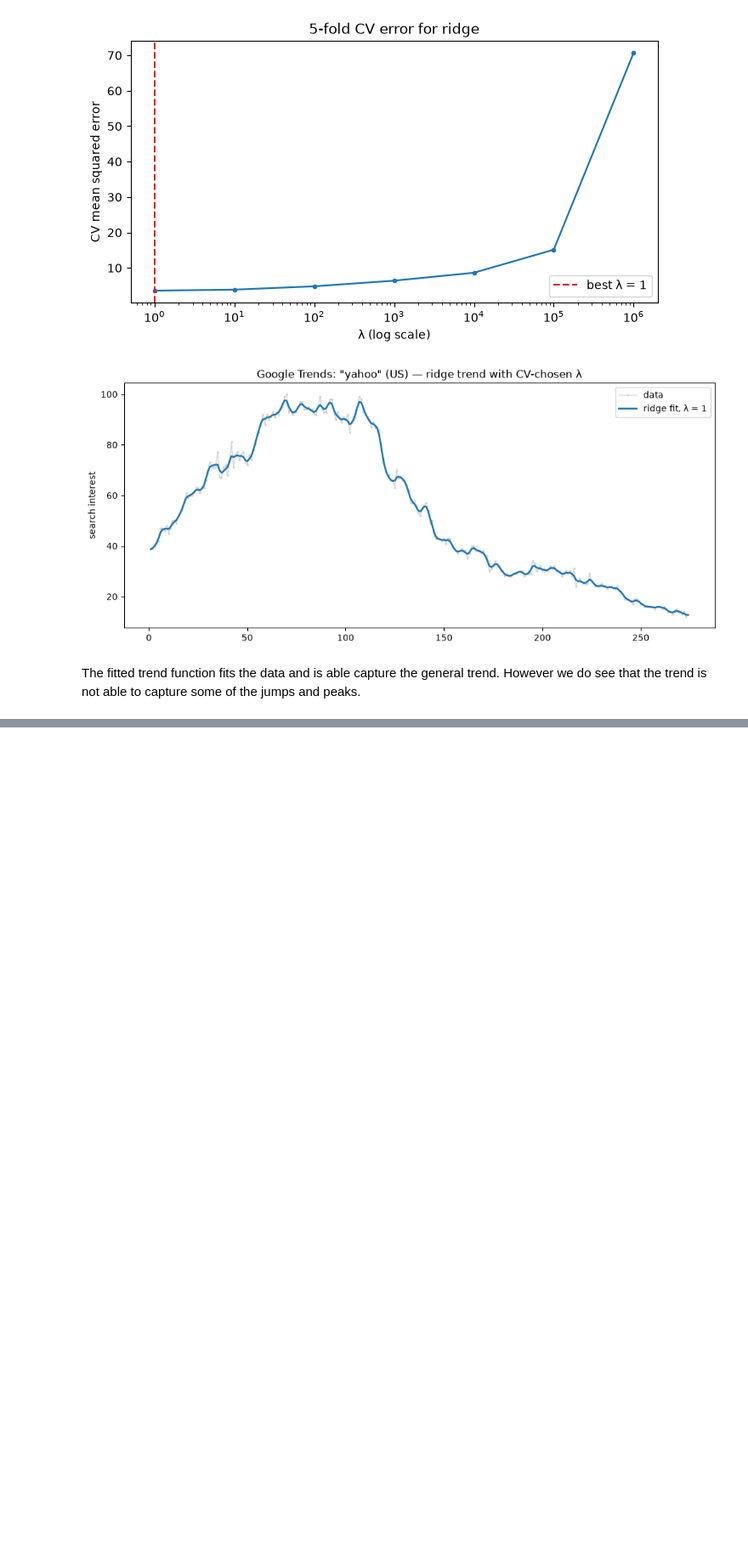
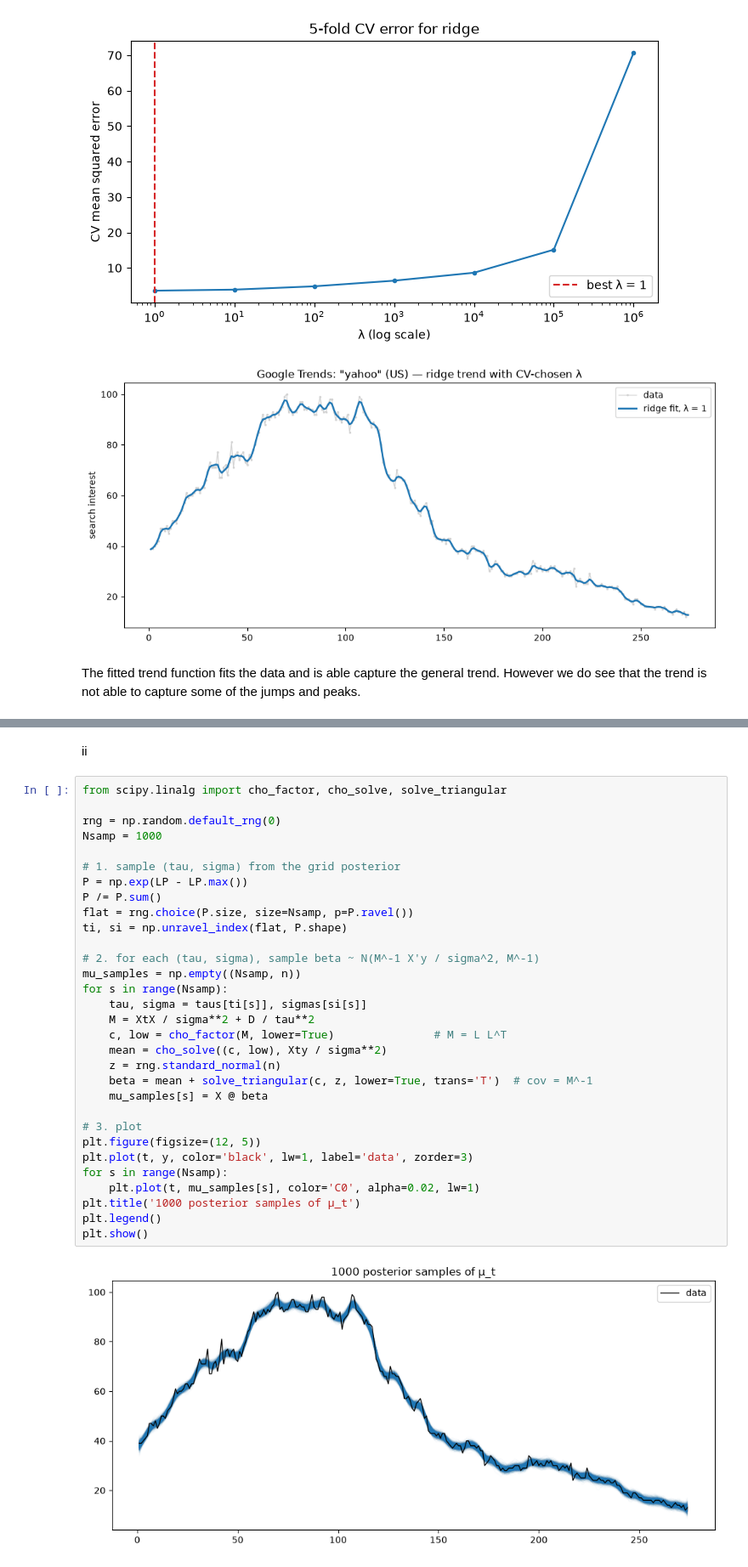
Before and after one commit to MatthewMandhyan/StatsFall2026, a Jupyter notebook: Stat429/HW3/Q4.ipynb, the cells around one changed output, grey strips where cells are left out. Shown at 85% size. Saved outputs shown, nothing was run; the diff lists cells and outputs as text; blank space fills up the shorter version.

```diff
--- a/Stat429/HW3/Q4.ipynb
+++ b/Stat429/HW3/Q4.ipynb
@@ -94,0 +127,35 @@ The fitted trend function fits the data and is able capture the general trend. H
+# %% [markdown]
+ii
+# %%
+from scipy.linalg import cho_factor, cho_solve, solve_triangular
+
+rng = np.random.default_rng(0)
+Nsamp = 1000
+
+# 1. sample (tau, sigma) from the grid posterior
+P = np.exp(LP - LP.max())
+P /= P.sum()
+flat = rng.choice(P.size, size=Nsamp, p=P.ravel())
+ti, si = np.unravel_index(flat, P.shape)
+
+# 2. for each (tau, sigma), sample beta ~ N(M^-1 X'y / sigma^2, M^-1)
+mu_samples = np.empty((Nsamp, n))
+for s in range(Nsamp):
+    tau, sigma = taus[ti[s]], sigmas[si[s]]
+    M = XtX / sigma**2 + D / tau**2
+    c, low = cho_factor(M, lower=True)               # M = L L^T
+    mean = cho_solve((c, low), Xty / sigma**2)
+    z = rng.standard_normal(n)
+    beta = mean + solve_triangular(c, z, lower=True, trans='T')  # cov = M^-1
+    mu_samples[s] = X @ beta
+
+# 3. plot
+plt.figure(figsize=(12, 5))
+plt.plot(t, y, color='black', lw=1, label='data', zorder=3)
+for s in range(Nsamp):
+    plt.plot(t, mu_samples[s], color='C0', alpha=0.02, lw=1)
+plt.title('1000 posterior samples of μ_t')
+plt.legend()
+plt.show()
+# %% [output]
+[figure, added]
```
Also changed, not shown: parts of 5 cells of this notebook.
